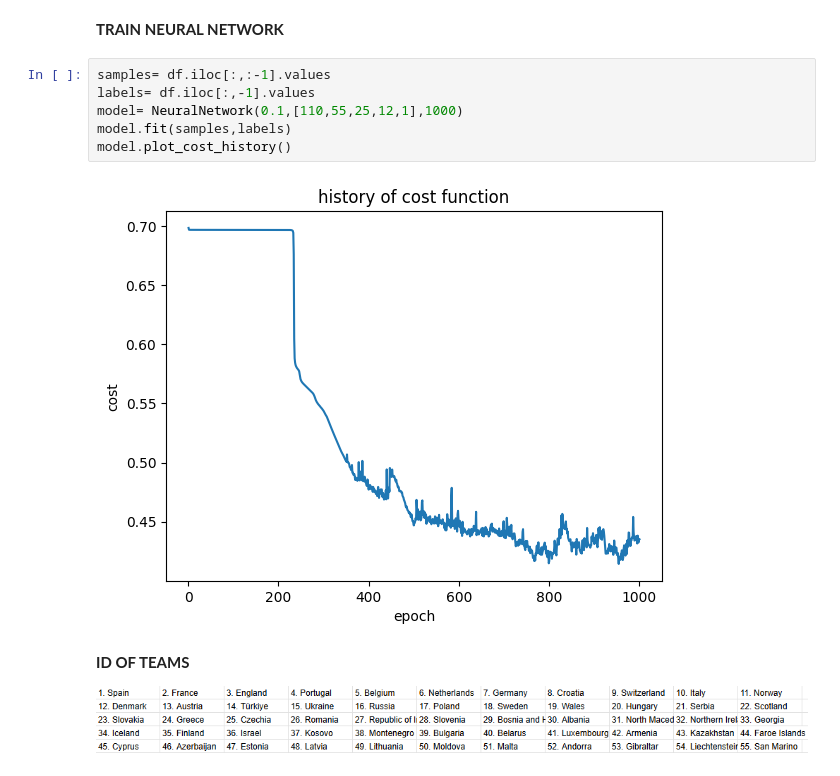
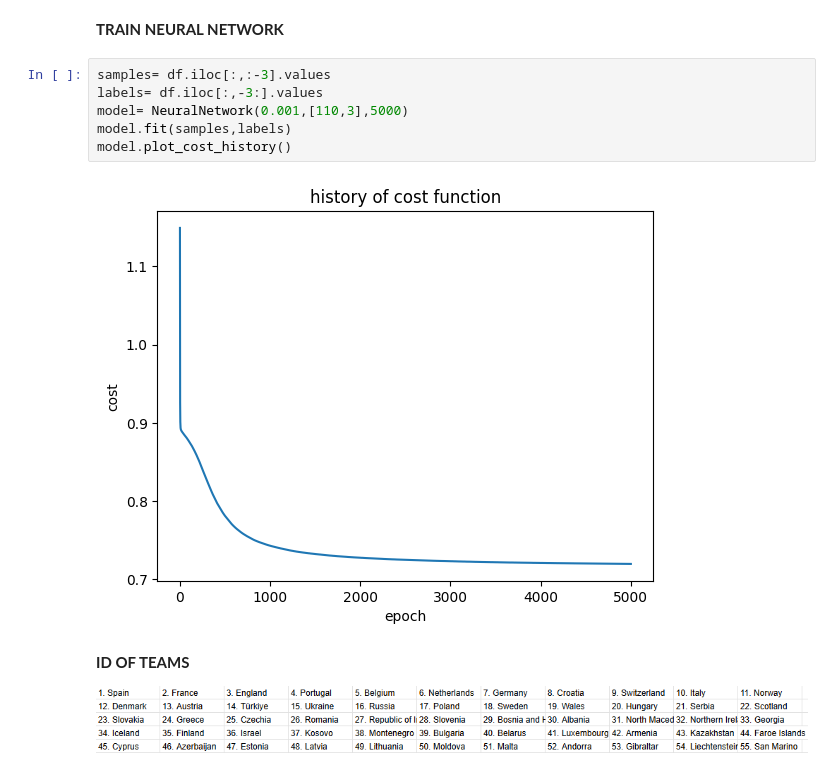
Before and after one commit to LuisFelipeVelasco/ML_And_Generative_AI_Experiments, a Jupyter notebook: Notebooks/neural_network_from_scratch.ipynb, the cells around one changed output. Cells and saved outputs as stored; diff of their text form.

```diff
--- a/Notebooks/neural_network_from_scratch.ipynb
+++ b/Notebooks/neural_network_from_scratch.ipynb
@@ -224,13 +245,13 @@ historical_european 100%[===================>]   2.80M  --.-KB/s    in 0.01s
 # %% [markdown]
 **TRAIN NEURAL NETWORK**
 # %%
-samples= df.iloc[:,:-1].values
-labels= df.iloc[:,-1].values
-model= NeuralNetwork(0.1,[110,55,25,12,1],1000)
+samples= df.iloc[:,:-3].values
+labels= df.iloc[:,-3:].values
+model= NeuralNetwork(0.001,[110,3],5000)
 model.fit(samples,labels)
 model.plot_cost_history()
 # %% [output]
-[figure, old version]
+[figure, new version]
 # %% [markdown]
 **ID OF TEAMS**
 
```
Also changed, not shown: parts of 8 cells of this notebook.
